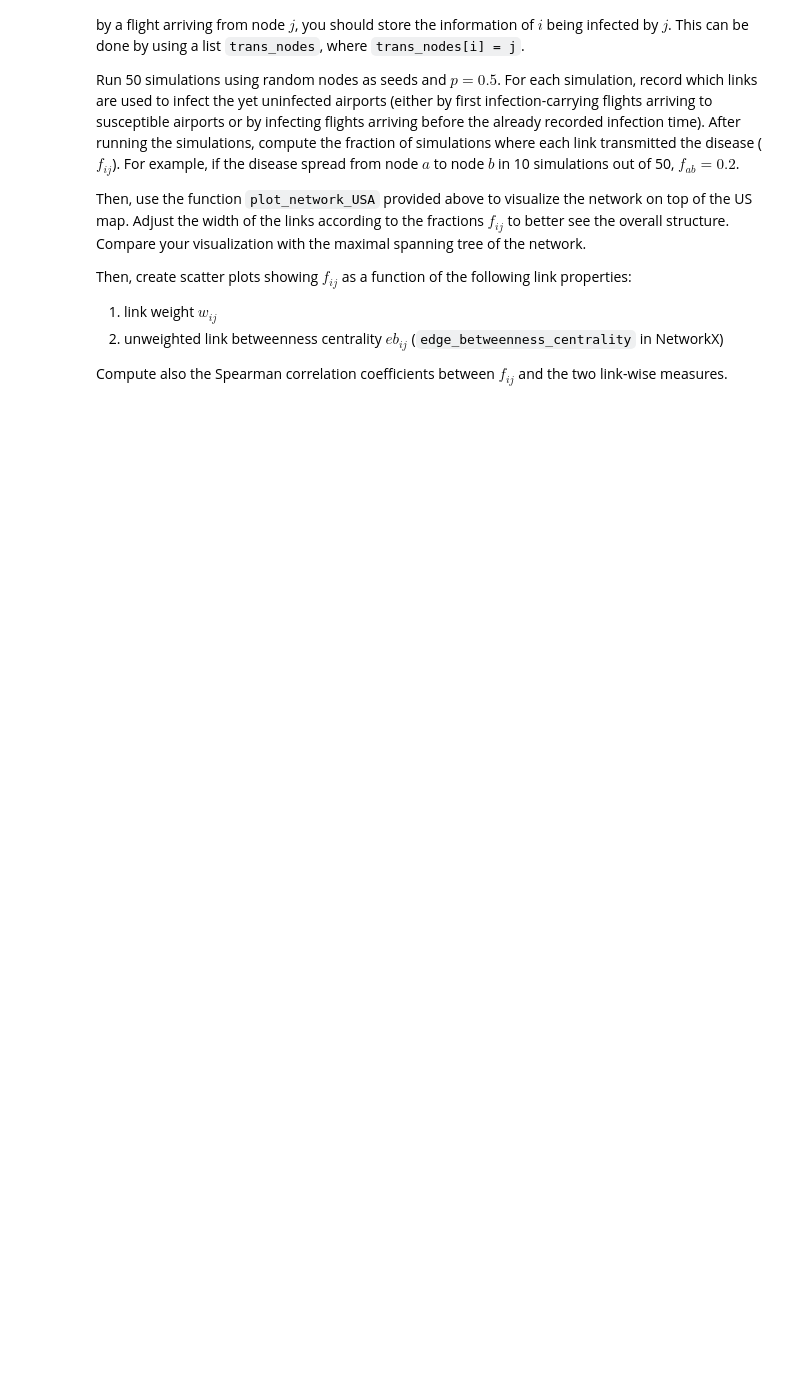
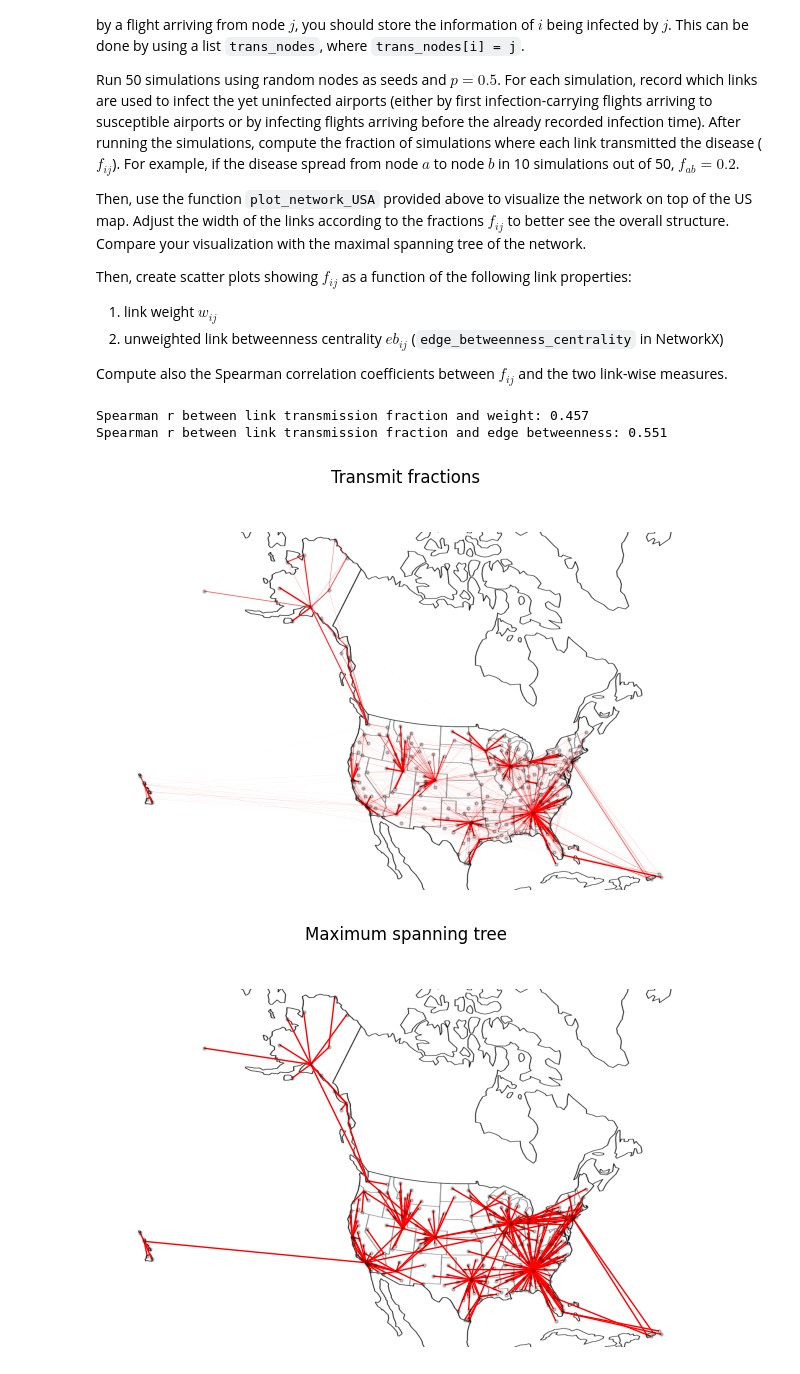
Before and after one commit to cannox227/Complex-Networks-Project, a Jupyter notebook: project.ipynb, the cells around one changed output. Cells and saved outputs as stored; diff of their text form; code cells hidden in the pictures; blank space fills up the shorter version.

```diff
--- a/project.ipynb
+++ b/project.ipynb
@@ -1025,7 +1141,7 @@ n_seeds = 50
 net = construct_aggregated_network(events)
 
 # YOUR CODE HERE
-raise NotImplementedError()
+
 # TODO: Calculate the fraction of simulations each link carried the disease and
 # construct the maximal spanning tree of the network.
 
@@ -1048,6 +1164,23 @@ raise NotImplementedError()
 #   (called `link_trans_fracs`; this should be in the same order as `links`), and
 # - the maximum spanning tree (called `mst`).
 
+links = net.edges()
+link_trans_fracs = np.zeros((len(links)))
+for it in range(n_seeds):
+    infection_times, seed, trans_nodes = simulate_si(infection_prob=p, events=events, airport_info=airport_info, seed=rng.integers(0, len(net.nodes())), rng=rng, return_trans_nodes=True)
+    for u,v in enumerate(trans_nodes):
+        # Check if a node is infected
+        if v >= 0:
+            for e, edge in enumerate(net.edges):
+                # Check if connection is present in both direction (Unidirected graph)
+                if edge == (u,v) or edge == (v,u):
+                    link_trans_fracs[e] += 1
+
+# Dividing the obtained fraction considering the simulation size
+link_trans_fracs /= n_seeds
+mst = nx.maximum_spanning_tree(net)
+
+
 # coordinates of nodes are needed for visualization
 id_data = np.genfromtxt(airport_info_file_path, delimiter=',', dtype=None, names=True, encoding=None)
 xycoords = {}
@@ -1059,32 +1192,45 @@ plot_network_usa(ax_tf, net, xycoords, background_image_file_path, edges=links,
                  linewidths=link_trans_fracs)
 fig_tf.suptitle('Transmit fractions')
 
 fig_mst, ax_mst = plt.subplots(figsize=(8, 5))
 plot_network_usa(ax_mst, net, xycoords, background_image_file_path, edges=mst.edges())
 fig_mst.suptitle('Maximum spanning tree')
 
 # YOUR CODE HERE
-raise NotImplementedError()
+
 #TODO: Obtain the weight and edge betweenness of each link.
 #Hints:
 
 # Make use of nx.edge_betweenness_centrality.
 
 # For the next step (visualization), you need lists or np.arrays of
 # - link weights (called `weights`) and
 # - edge betweenness centralities (called `ebs`).
+
+ebs = nx.edge_betweenness_centrality(net)
+ebs = [ebs[edge] for edge in links]
+ebs = np.array(ebs) / max(ebs)
+weights = [net[u][v]['weight'] for u,v in net.edges()]
+weights = np.array(weights) / max(weights)
 
 props = [weights, ebs]
 prop_names = ['weight', 'edge betweenness']
 
 fig_ltf = plot_scatters_in_subplots(props, link_trans_fracs, labels=prop_names, n_columns=2, \
                           y_label='link transimission fraction', x_labels=[])
 
 rs = []
 
 # YOUR CODE HERE
-raise NotImplementedError()
+
 #TODO: Calculate the Spearman rank correlation between the link-wise properties and link transition fraction.
+for prop in props:
+    rs.append(scipy.stats.spearmanr(prop, link_trans_fracs)[0])
 
 for prop_name, r in zip(prop_names, rs):
     print('Spearman r between link transmission fraction and {prop}: {r:.3g}'.format(prop=prop_name, r=r))
+# %% [output]
+Spearman r between link transmission fraction and weight: 0.457
+Spearman r between link transmission fraction and edge betweenness: 0.551
+[figure, added]
+[figure, added]
```
Also changed, not shown: parts of 15 cells of this notebook, 8 other files.
